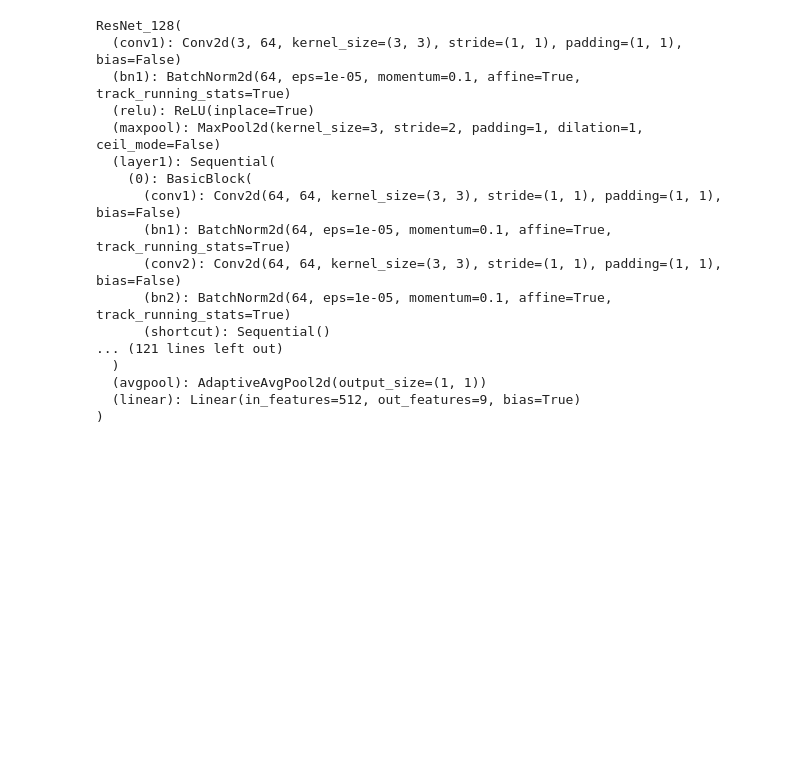
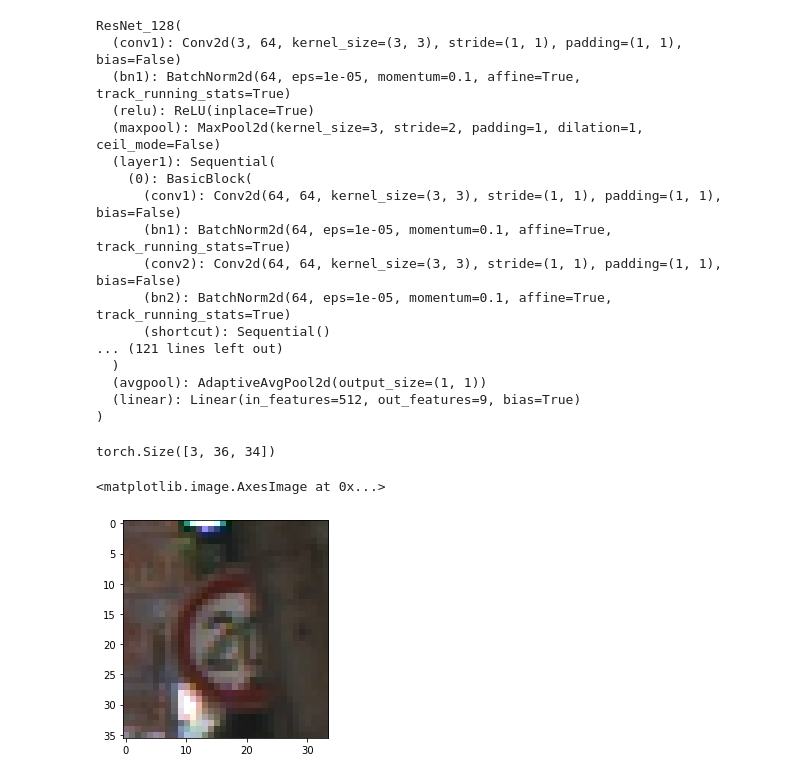
Before and after one commit to younghyopark/gram-experiments, a Jupyter notebook: experiment.ipynb, the cells around one changed output. Saved outputs shown, nothing was run; the diff lists cells and outputs as text; code cells hidden in the pictures; blank space fills up the shorter version.

```diff
--- a/experiment.ipynb
+++ b/experiment.ipynb
@@ -437,0 +516,16 @@ ResNet_128(
+# %%
+import torchvision.transforms as trn
+import matplotlib.pyplot as plt
+from PIL import Image
+import os
+
+dataset = TrafficDataset('train',[0])
+
+img=dataset.__getitem__(180)[0]
+print(img.shape)
+img=img.transpose(0,2).transpose(0,1)
+plt.imshow(img)
+# %% [output]
+torch.Size([3, 36, 34])
+<matplotlib.image.AxesImage at 0x...>
+[figure, added]
```
Also changed, not shown: parts of 19 cells of this notebook, 11 other files.
